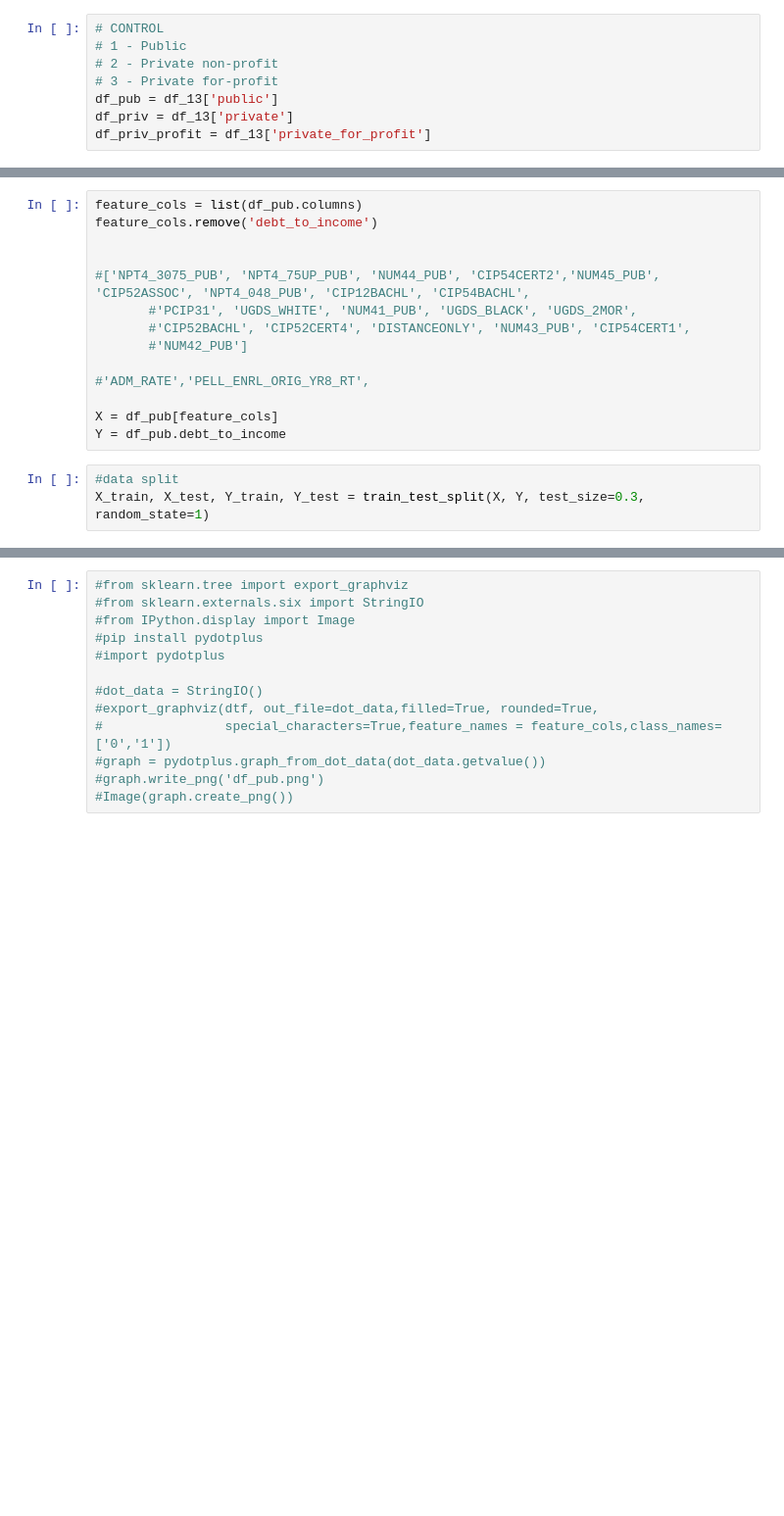
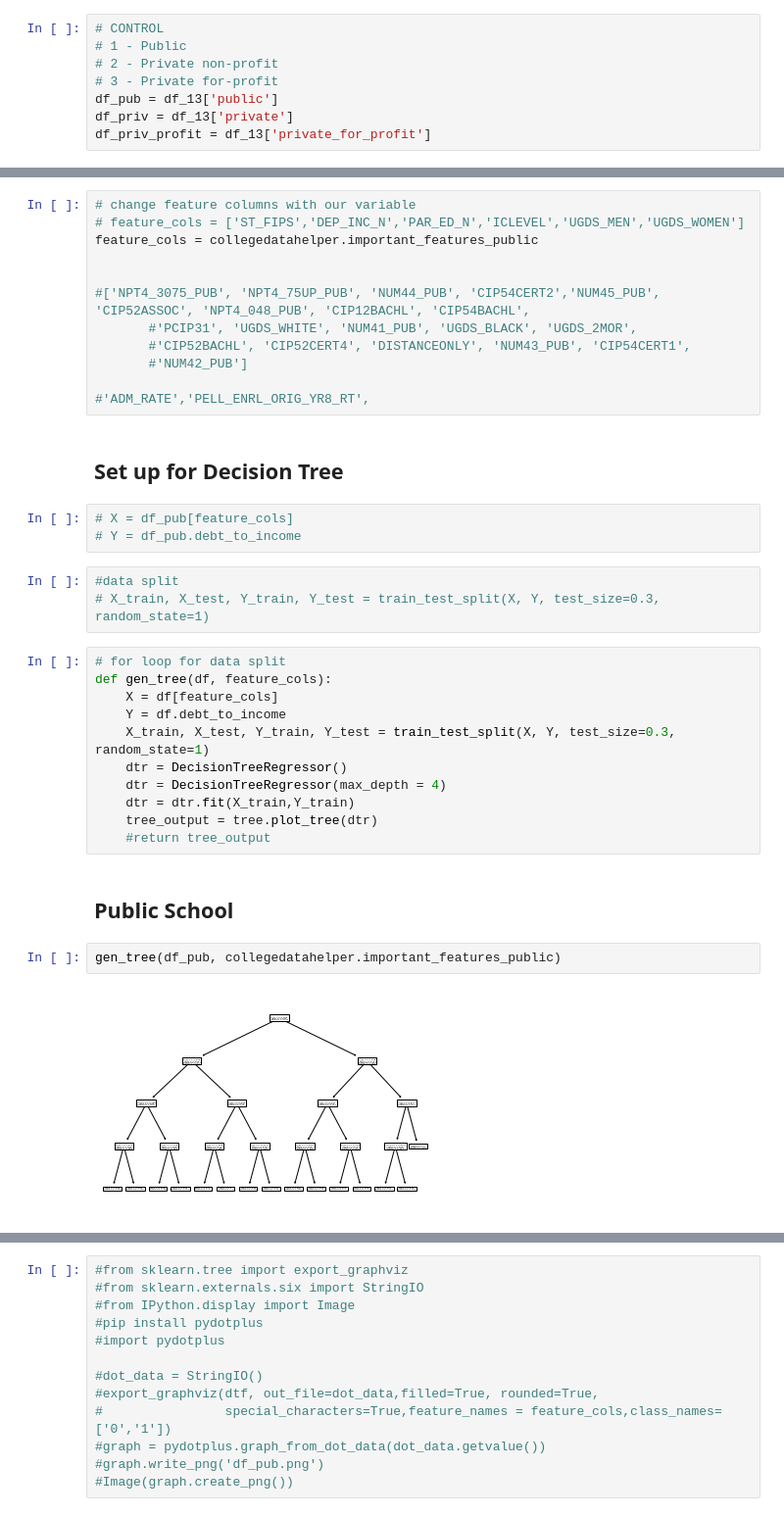
Before and after one commit to Data-Science-Business-Analytics/data-science-business-analytics-final-project, a Jupyter notebook: 02-decison-tree.ipynb, the cells around one changed output, grey strips where cells are left out. Shown at 98% size. Cells and saved outputs as stored; diff of their text form; blank space fills up the shorter version.

Commit message:
Updated Decision Tree files with new library updates

```diff
--- a/02-decison-tree.ipynb
+++ b/02-decison-tree.ipynb
@@ -71,6 +68,7 @@ Name: debt_to_income, Length: 1673, dtype: float64
 # %%
-feature_cols = list(df_pub.columns)
-feature_cols.remove('debt_to_income')
+# change feature columns with our variable
+# feature_cols = ['ST_FIPS','DEP_INC_N','PAR_ED_N','ICLEVEL','UGDS_MEN','UGDS_WOMEN']
+feature_cols = collegedatahelper.important_features_public
 
 
 #['NPT4_3075_PUB', 'NPT4_75UP_PUB', 'NUM44_PUB', 'CIP54CERT2','NUM45_PUB', 'CIP52ASSOC', 'NPT4_048_PUB', 'CIP12BACHL', 'CIP54BACHL',
@@ -79,9 +77,28 @@ feature_cols.remove('debt_to_income')
        #'NUM42_PUB']
 
 #'ADM_RATE','PELL_ENRL_ORIG_YR8_RT',
-
-X = df_pub[feature_cols]
-Y = df_pub.debt_to_income
+# %% [markdown]
+## Set up for Decision Tree
+# %%
+# X = df_pub[feature_cols]
+# Y = df_pub.debt_to_income
 # %%
 #data split
-X_train, X_test, Y_train, Y_test = train_test_split(X, Y, test_size=0.3, random_state=1)
+# X_train, X_test, Y_train, Y_test = train_test_split(X, Y, test_size=0.3, random_state=1)
+# %%
+# for loop for data split
+def gen_tree(df, feature_cols):
+    X = df[feature_cols]
+    Y = df.debt_to_income
+    X_train, X_test, Y_train, Y_test = train_test_split(X, Y, test_size=0.3, random_state=1)
+    dtr = DecisionTreeRegressor()
+    dtr = DecisionTreeRegressor(max_depth = 4)
+    dtr = dtr.fit(X_train,Y_train)
+    tree_output = tree.plot_tree(dtr)
+    #return tree_output
+# %% [markdown]
+## Public School
+# %%
+gen_tree(df_pub, collegedatahelper.important_features_public)
+# %% [output]
+[figure, added]
```
Also changed, not shown: parts of 26 cells of this notebook, 1 other file.
